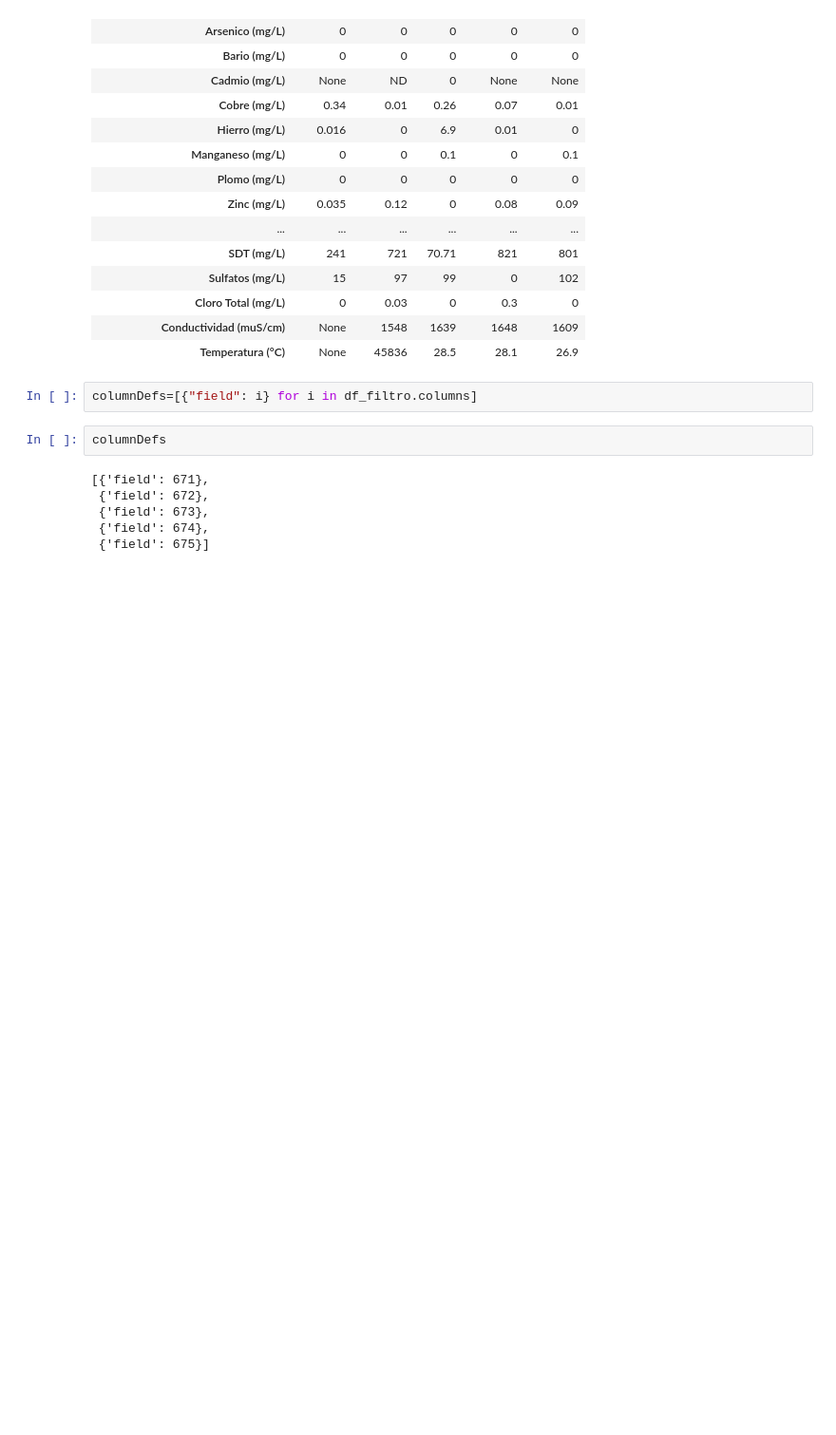
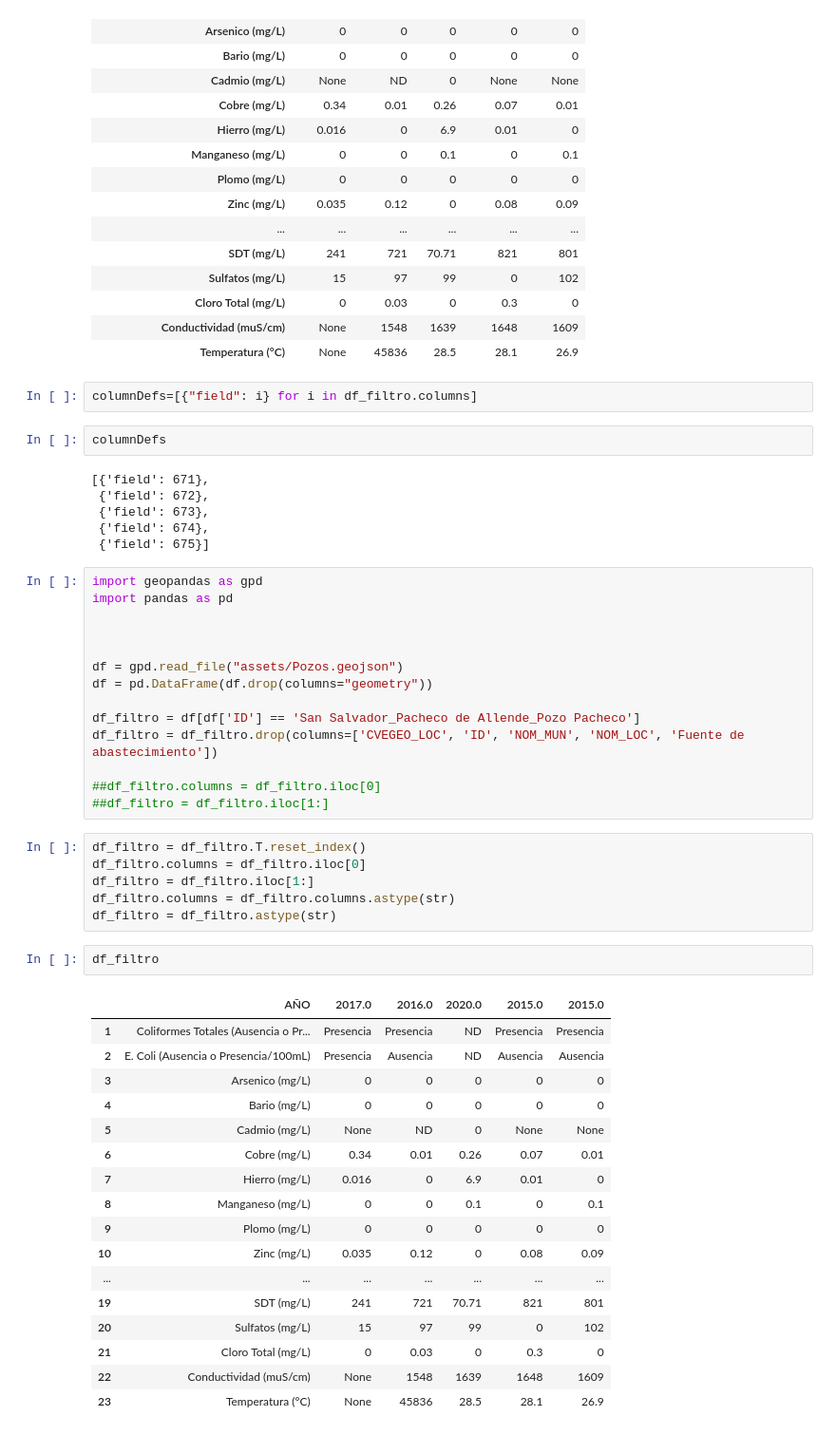
Before and after one commit to SIGEHgo/CEEA_Ambos_Mapas, a Jupyter notebook: app/compilacioes_prueba.ipynb, the cells around one changed output. Shown at 95% size. Cells and saved outputs as stored; diff of their text form; blank space fills up the shorter version.

```diff
--- a/app/compilacioes_prueba.ipynb
+++ b/app/compilacioes_prueba.ipynb
@@ -69,3 +69,43 @@ columnDefs
  {'field': 673},
  {'field': 674},
  {'field': 675}]
+# %%
+import geopandas as gpd
+import pandas as pd
+
+
+
+df = gpd.read_file("assets/Pozos.geojson")
+df = pd.DataFrame(df.drop(columns="geometry"))
+
+df_filtro = df[df['ID'] == 'San Salvador_Pacheco de Allende_Pozo Pacheco']
+df_filtro = df_filtro.drop(columns=['CVEGEO_LOC', 'ID', 'NOM_MUN', 'NOM_LOC', 'Fuente de abastecimiento'])
+
+##df_filtro.columns = df_filtro.iloc[0]
+##df_filtro = df_filtro.iloc[1:]
+# %%
+df_filtro = df_filtro.T.reset_index()
+df_filtro.columns = df_filtro.iloc[0]
+df_filtro = df_filtro.iloc[1:]
+df_filtro.columns = df_filtro.columns.astype(str)
+df_filtro = df_filtro.astype(str)
+# %%
+df_filtro
+# %% [output]
+|  | AÑO | 2017.0 | 2016.0 | 2020.0 | 2015.0 | 2015.0 |
+| 1 | Coliformes Totales (Ausencia o Pr... | Presencia | Presencia | ND | Presencia | Presencia |
+| 2 | E. Coli (Ausencia o Presencia/100mL) | Presencia | Ausencia | ND | Ausencia | Ausencia |
+| 3 | Arsenico (mg/L) | 0 | 0 | 0 | 0 | 0 |
+| 4 | Bario (mg/L) | 0 | 0 | 0 | 0 | 0 |
+| 5 | Cadmio (mg/L) | None | ND | 0 | None | None |
+| 6 | Cobre (mg/L) | 0.34 | 0.01 | 0.26 | 0.07 | 0.01 |
+| 7 | Hierro (mg/L) | 0.016 | 0 | 6.9 | 0.01 | 0 |
+| 8 | Manganeso (mg/L) | 0 | 0 | 0.1 | 0 | 0.1 |
+| 9 | Plomo (mg/L) | 0 | 0 | 0 | 0 | 0 |
+| 10 | Zinc (mg/L) | 0.035 | 0.12 | 0 | 0.08 | 0.09 |
+| ... | ... | ... | ... | ... | ... | ... |
+| 19 | SDT (mg/L) | 241 | 721 | 70.71 | 821 | 801 |
+| 20 | Sulfatos (mg/L) | 15 | 97 | 99 | 0 | 102 |
+| 21 | Cloro Total (mg/L) | 0 | 0.03 | 0 | 0.3 | 0 |
+| 22 | Conductividad (muS/cm) | None | 1548 | 1639 | 1648 | 1609 |
+| 23 | Temperatura (°C) | None | 45836 | 28.5 | 28.1 | 26.9 |
```
Also changed, not shown: parts of 6 cells of this notebook, 5 other files.
